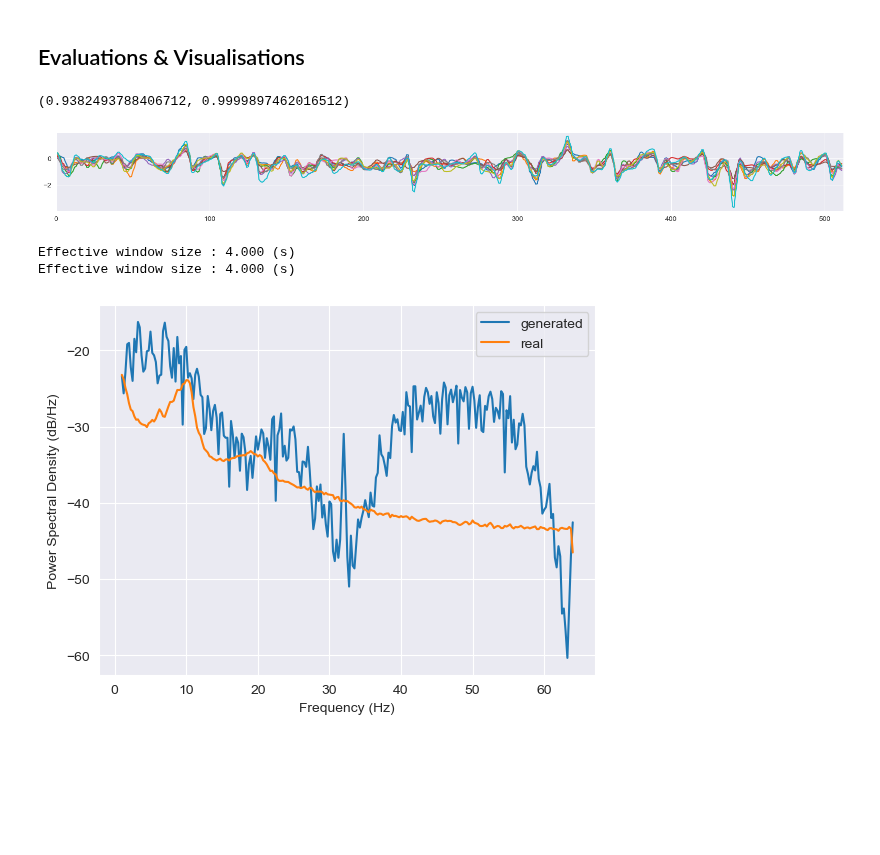
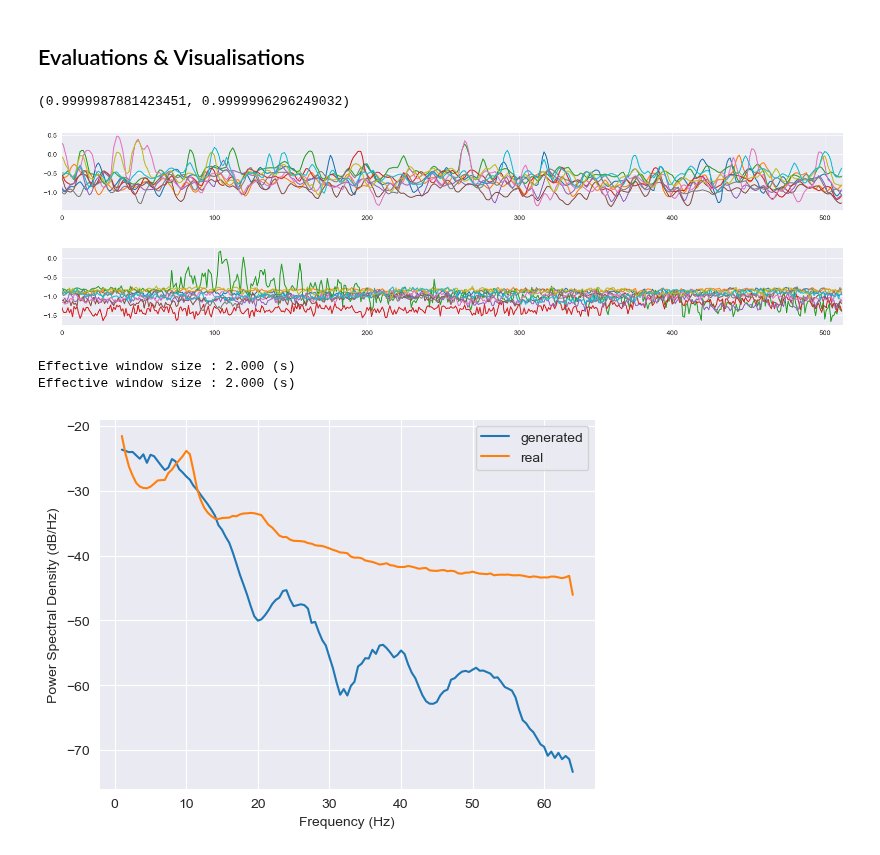
Before and after one commit to Yeganehfrh/EEGModalNet, a Jupyter notebook: notebooks/Debug.ipynb, the cells around one changed output. Cells and saved outputs as stored; diff of their text form; code cells hidden in the pictures; blank space fills up the shorter version.

```diff
--- a/notebooks/Debug.ipynb
+++ b/notebooks/Debug.ipynb
@@ -283,8 +283,8 @@ step_loss_history = StepLossHistory()
 
 # 3. TRAINING
 wgan_gp.compile(d_optimizer=keras.optimizers.Adam(0.0001, beta_1=0.5, beta_2=0.9),
-                g_optimizer=keras.optimizers.Adam(0.0004, beta_1=0.5, beta_2=0.9),
+                g_optimizer=keras.optimizers.Adam(0.001, beta_1=0.5, beta_2=0.9),
                 gradient_penalty_weight=1.0)
 # training
-history = wgan_gp.fit(data, epochs=5, callbacks=[step_loss_history])
+history = wgan_gp.fit(data, epochs=20, batch_size=64, callbacks=[step_loss_history])
 # %% [output]
@@ -324,17 +321,21 @@ def sigmoid(x):
     return 1 / (1 + np.exp(-x))
 sigmoid(wgan_gp.critic(x_gen).mean().item()), sigmoid(wgan_gp.critic(x).mean().item())
 # %% [output]
-(0.9382493788406712, 0.9999897462016512)
+(0.9999987881423451, 0.9999996296249032)
 # %%
 x_gen = wgan_gp.generator(keras.random.normal((len(x), latent_dim), mean=x.mean(), stddev=x.std())).cpu().detach()
-plot_overlap(x_gen, n_seg=10, start_from=90)
+plot_overlap(x_gen, n_seg=10, start_from=20)
 # %% [output]
-[figure, old version]
+[figure, new version]
+# %%
+plot_overlap(x, n_seg=10, start_from=20)
+# %% [output]
+[figure, added]
 # %%
-plot_psd(x_gen, fmin=1, fmax=200, n_fft=512, label='generated', show=False)
-plot_psd(x, fmin=1, fmax=200, n_fft=512, label='real', show=True)
+plot_psd(x_gen, fmin=1, fmax=200, n_fft=256, label='generated', show=False)
+plot_psd(x, fmin=1, fmax=200, n_fft=256, label='real', show=True)
 plt.show()
 # %% [output]
-Effective window size : 4.000 (s)
-Effective window size : 4.000 (s)
+Effective window size : 2.000 (s)
+Effective window size : 2.000 (s)
-[figure, old version]
+[figure, new version]
```
Also changed, not shown: parts of 5 cells of this notebook, 1 other file.
